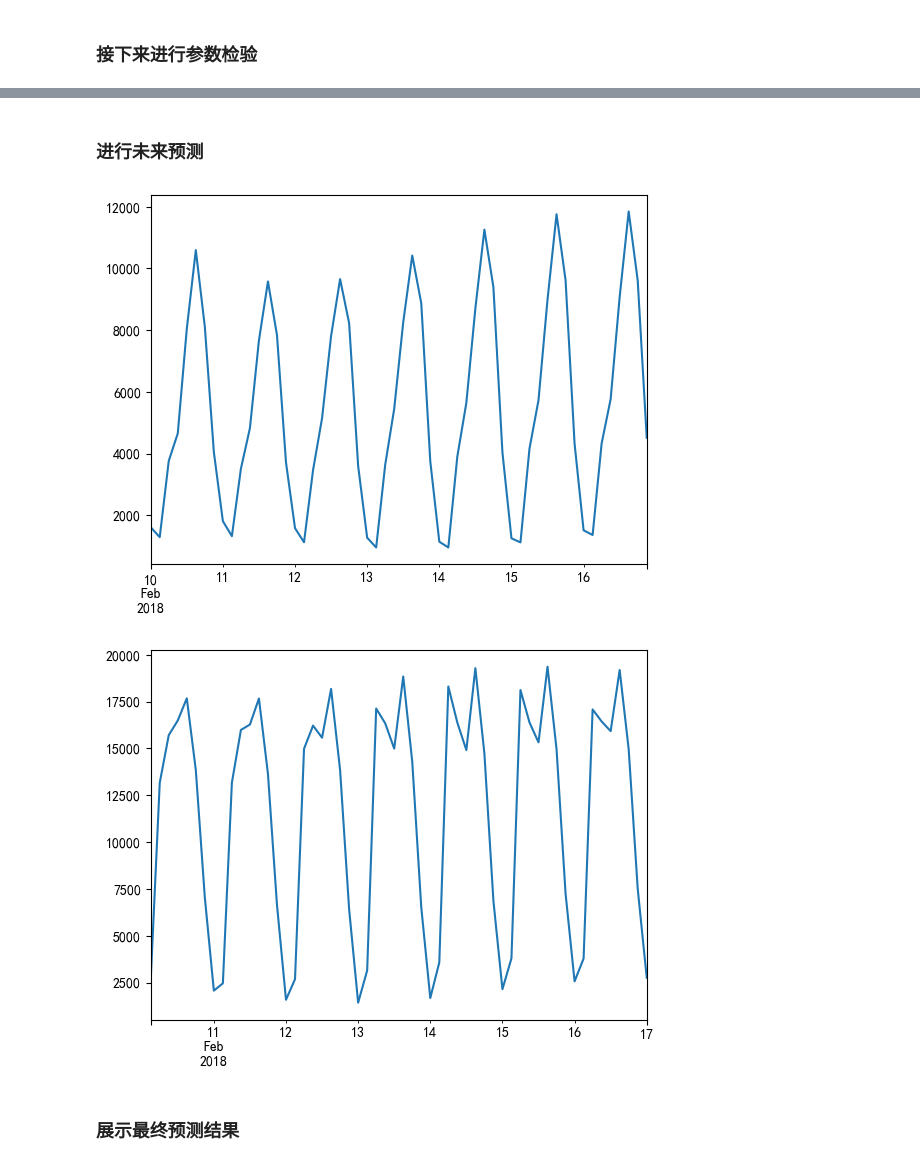
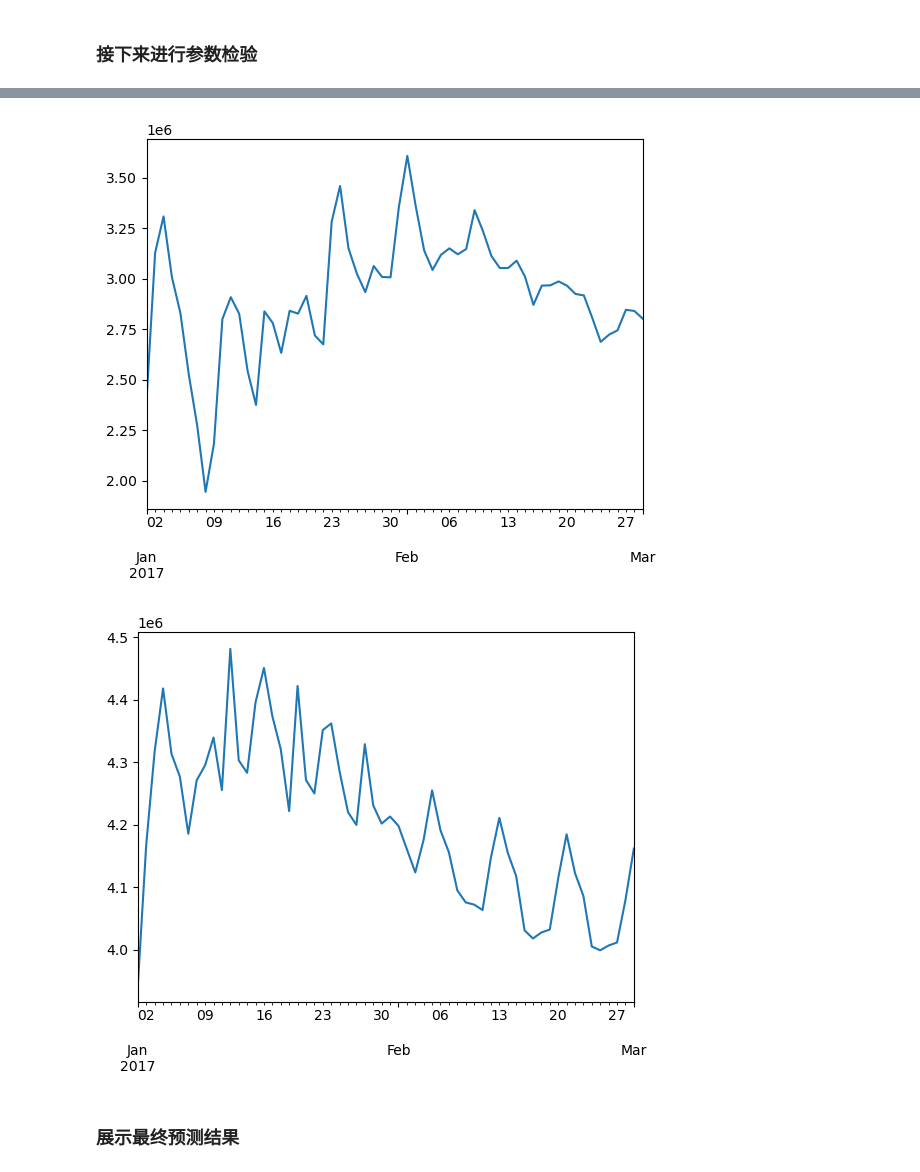
Before and after one commit to wyfdapig/learn_code, a Jupyter notebook: TStest/test2/homework3.ipynb, the cells around one changed output, grey strips where cells are left out. Cells and saved outputs as stored; diff of their text form; code cells hidden in the pictures.

```diff
--- a/TStest/test2/homework3.ipynb
+++ b/TStest/test2/homework3.ipynb
@@ -69,0 +94,4 @@ Length: 145063, dtype: float64
+# %%
+data.index = data.index.astype(str)
+data.set_index('Page', inplace=True)
+data.index
@@ -69,0 +116,7 @@ Length: 145063, dtype: float64
+# %%
+dataES_desktop = data.loc['100_metros_es.wikipedia.org_desktop_all-agents':'Francisco_el_matemático_(serie_de_televisión_de_2017)_es.wikipedia.org_desktop_all-agents', :]
+# print(dataES_desktop, dataES_desktop.shape)
+
+# 把桌面端的点击量求和
+dataES_desktop_sum = dataES_desktop.sum(axis=0)
+print(dataES_desktop_sum)
@@ -294,8 +383,8 @@ ARIMA(2, 1, 2)x(2, 1, 2, 8) - AIC:2499.984707816657
 # %% [markdown]
 ### 接下来进行参数检验
 # %%
-mods7 = tsa.SARIMAX(datas7, order=(0,1,2), seasonal_order=(2,1,2,8))
-resultss7 = mods7.fit()
-test_white_noise(resultss7.resid)
-fig_results7 = resultss7.plot_diagnostics(figsize=(15,12))
+mod_desktop = tsa.SARIMAX(dataES_desktop_sum, order=(0,1,2), seasonal_order=(2,1,2,8))
+results_desktop = mod_desktop.fit()
+test_white_noise(results_desktop.resid)
+fig_results_desktop = results_desktop.plot_diagnostics(figsize=(15,12))
 # %% [output]
@@ -368,15 +447,13 @@ RMSE:  990.0016030390273
-# %% [markdown]
-### 进行未来预测
 # %%
-forecasts7 = resultss7.get_forecast(steps=56)
-fig = forecasts7.predicted_mean.plot()
+forecasts_desktop = results_desktop.get_forecast(steps=60)
+fig = forecasts_desktop.predicted_mean.plot()
 # %% [output]
-[figure, old version]
+[figure, new version]
 # %%
-forecasts94 = resultss94.get_forecast(steps=56)
-fig = forecasts94.predicted_mean.plot()
+forecasts_mobile = results_mobile.get_forecast(steps=60)
+fig = forecasts_mobile.predicted_mean.plot()
 # %% [output]
-[figure, old version]
+[figure, new version]
 # %% [markdown]
 ### 展示最终预测结果
 # %%
```
Also changed, not shown: parts of 53 cells of this notebook.
